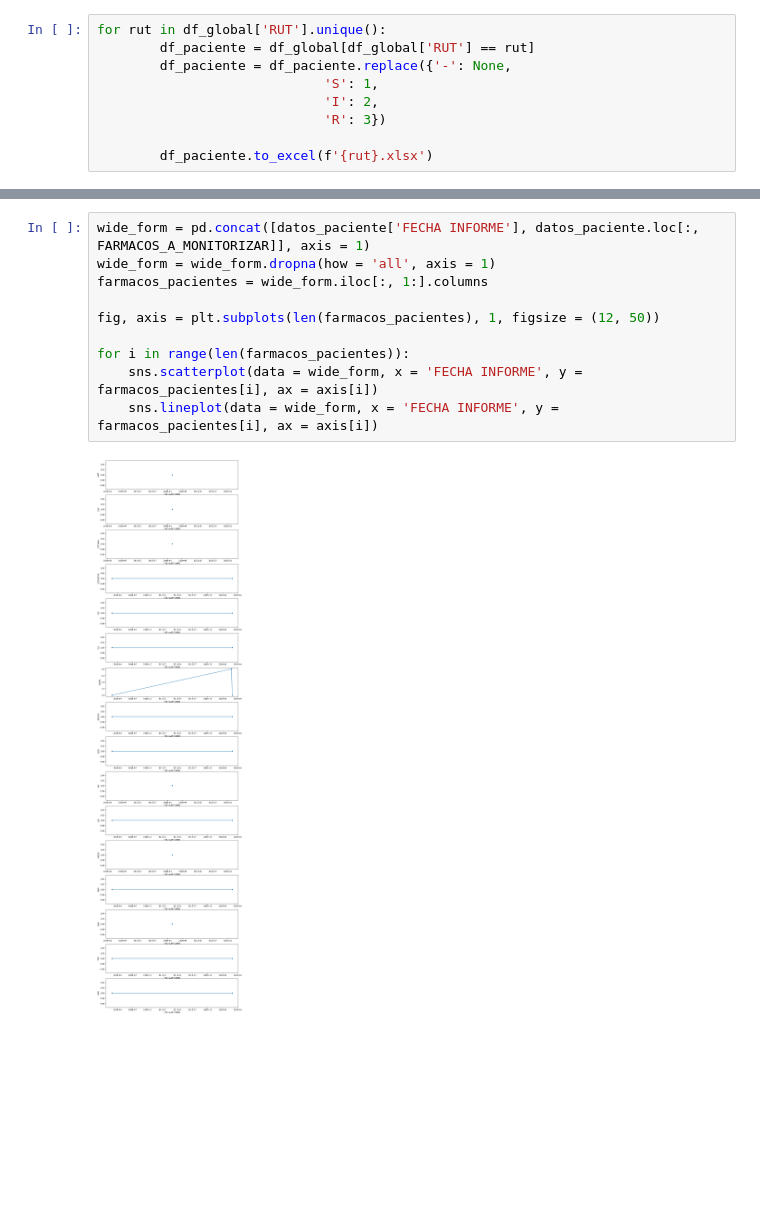
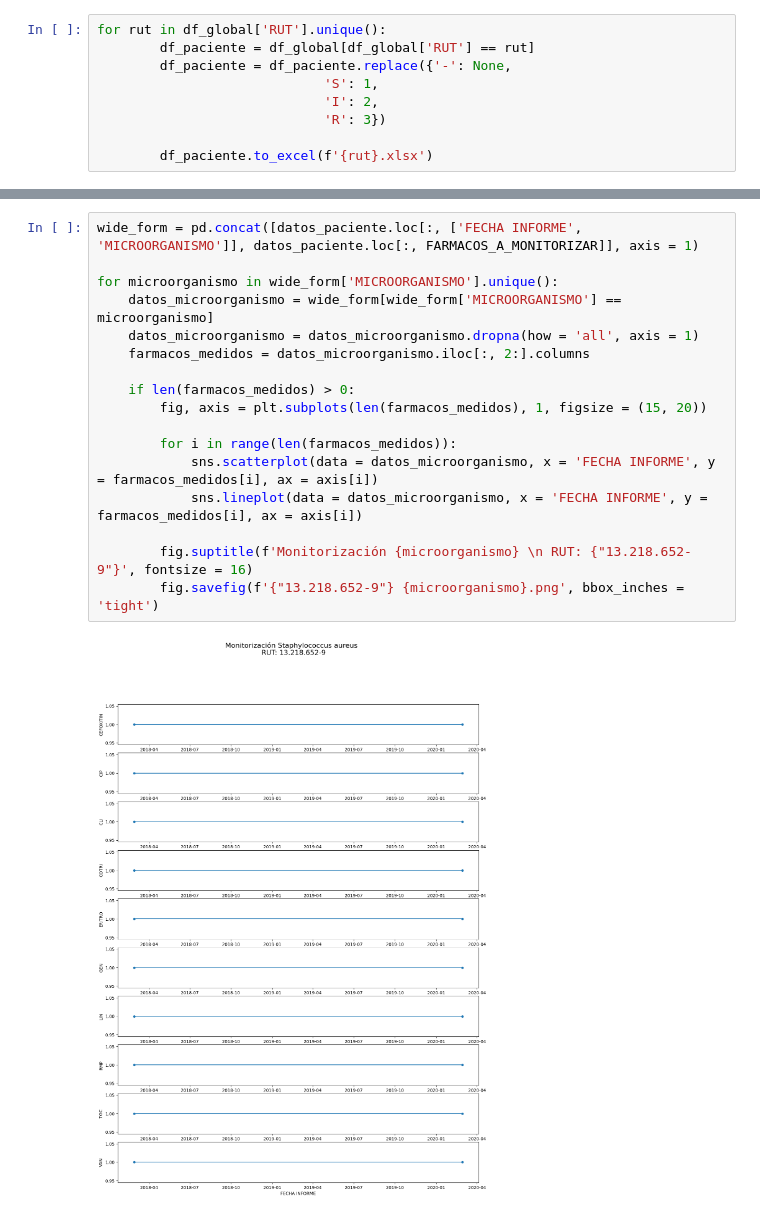
Before and after one commit to JavierRojas14/int, a Jupyter notebook: INDICADORES_SENSIBILIDADES/MONITORIZACION_PACIENTES_1/monitorizacion_pacientes.ipynb, the cells around one changed output, grey strips where cells are left out. Saved outputs shown, nothing was run; the diff lists cells and outputs as text; blank space fills up the shorter version.

Commit message:
Funciona bien por 1 paciente

```diff
--- a/INDICADORES_SENSIBILIDADES/MONITORIZACION_PACIENTES_1/monitorizacion_pacientes.ipynb
+++ b/INDICADORES_SENSIBILIDADES/MONITORIZACION_PACIENTES_1/monitorizacion_pacientes.ipynb
@@ -88,12 +93,19 @@ datos_paciente = pd.read_excel('13.218.652-9.xlsx')
 # %%
-wide_form = pd.concat([datos_paciente['FECHA INFORME'], datos_paciente.loc[:, FARMACOS_A_MONITORIZAR]], axis = 1)
-wide_form = wide_form.dropna(how = 'all', axis = 1)
-farmacos_pacientes = wide_form.iloc[:, 1:].columns
+wide_form = pd.concat([datos_paciente.loc[:, ['FECHA INFORME', 'MICROORGANISMO']], datos_paciente.loc[:, FARMACOS_A_MONITORIZAR]], axis = 1)
 
-fig, axis = plt.subplots(len(farmacos_pacientes), 1, figsize = (12, 50))
+for microorganismo in wide_form['MICROORGANISMO'].unique():
+    datos_microorganismo = wide_form[wide_form['MICROORGANISMO'] == microorganismo]
+    datos_microorganismo = datos_microorganismo.dropna(how = 'all', axis = 1)
+    farmacos_medidos = datos_microorganismo.iloc[:, 2:].columns
 
-for i in range(len(farmacos_pacientes)):
-    sns.scatterplot(data = wide_form, x = 'FECHA INFORME', y = farmacos_pacientes[i], ax = axis[i])
-    sns.lineplot(data = wide_form, x = 'FECHA INFORME', y = farmacos_pacientes[i], ax = axis[i])
+    if len(farmacos_medidos) > 0:
+        fig, axis = plt.subplots(len(farmacos_medidos), 1, figsize = (15, 20))
+
+        for i in range(len(farmacos_medidos)):
+            sns.scatterplot(data = datos_microorganismo, x = 'FECHA INFORME', y = farmacos_medidos[i], ax = axis[i])
+            sns.lineplot(data = datos_microorganismo, x = 'FECHA INFORME', y = farmacos_medidos[i], ax = axis[i])
+
+        fig.suptitle(f'Monitorización {microorganismo} \n RUT: {"13.218.652-9"}', fontsize = 16)
+        fig.savefig(f'{"13.218.652-9"} {microorganismo}.png', bbox_inches = 'tight')
 # %% [output]
-[figure, old version]
+[figure, new version]
```
Also changed, not shown: parts of 3 cells of this notebook.
